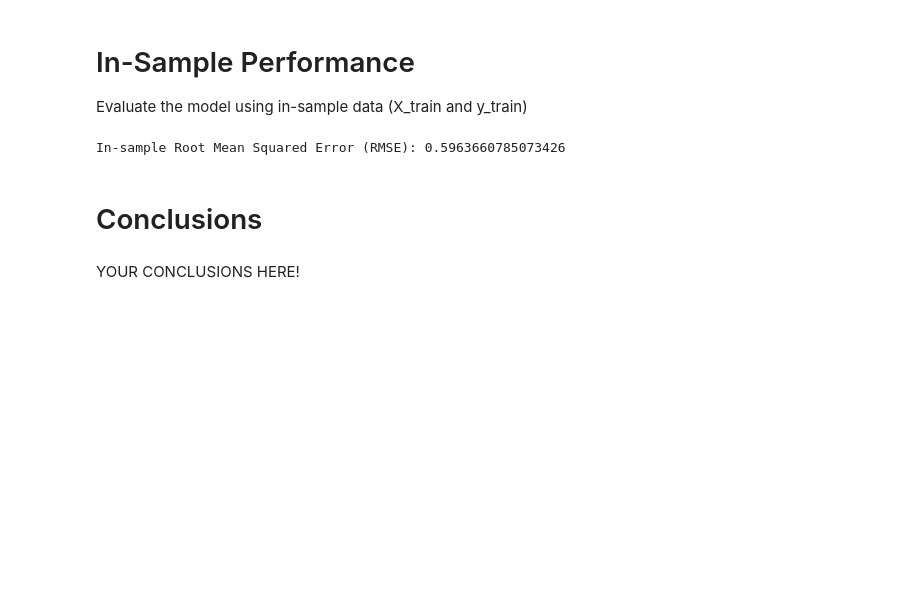
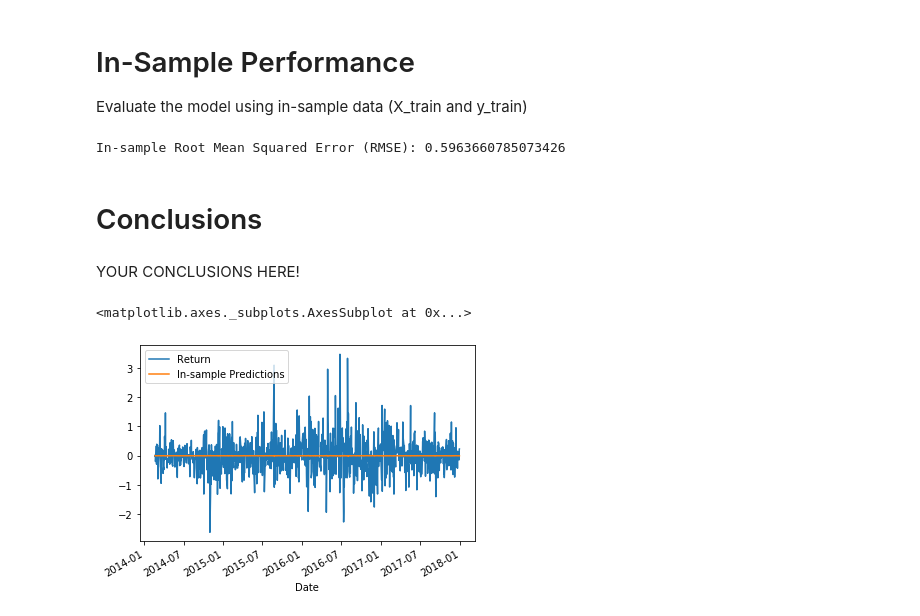
Before and after one commit to Billieo/Time_Series, a Jupyter notebook: regression_analysis.ipynb, the cells around one changed output. Saved outputs shown, nothing was run; the diff lists cells and outputs as text; code cells hidden in the pictures; blank space fills up the shorter version.

```diff
--- a/regression_analysis.ipynb
+++ b/regression_analysis.ipynb
@@ -215,0 +234,6 @@ YOUR CONCLUSIONS HERE!
+# %%
+# insample prediction
+in_sample_results.plot()
+# %% [output]
+<matplotlib.axes._subplots.AxesSubplot at 0x...>
+[figure, added]
```
Also changed, not shown: parts of 5 cells of this notebook.
